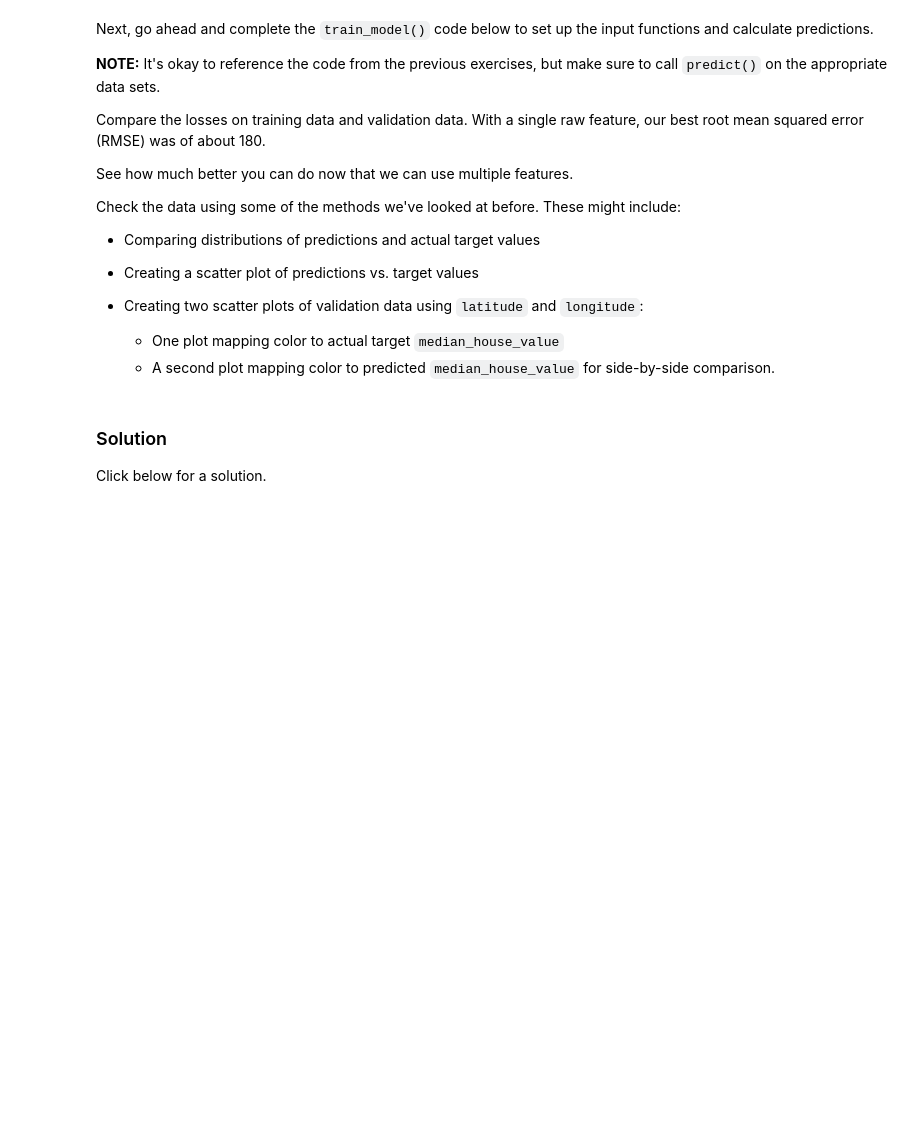
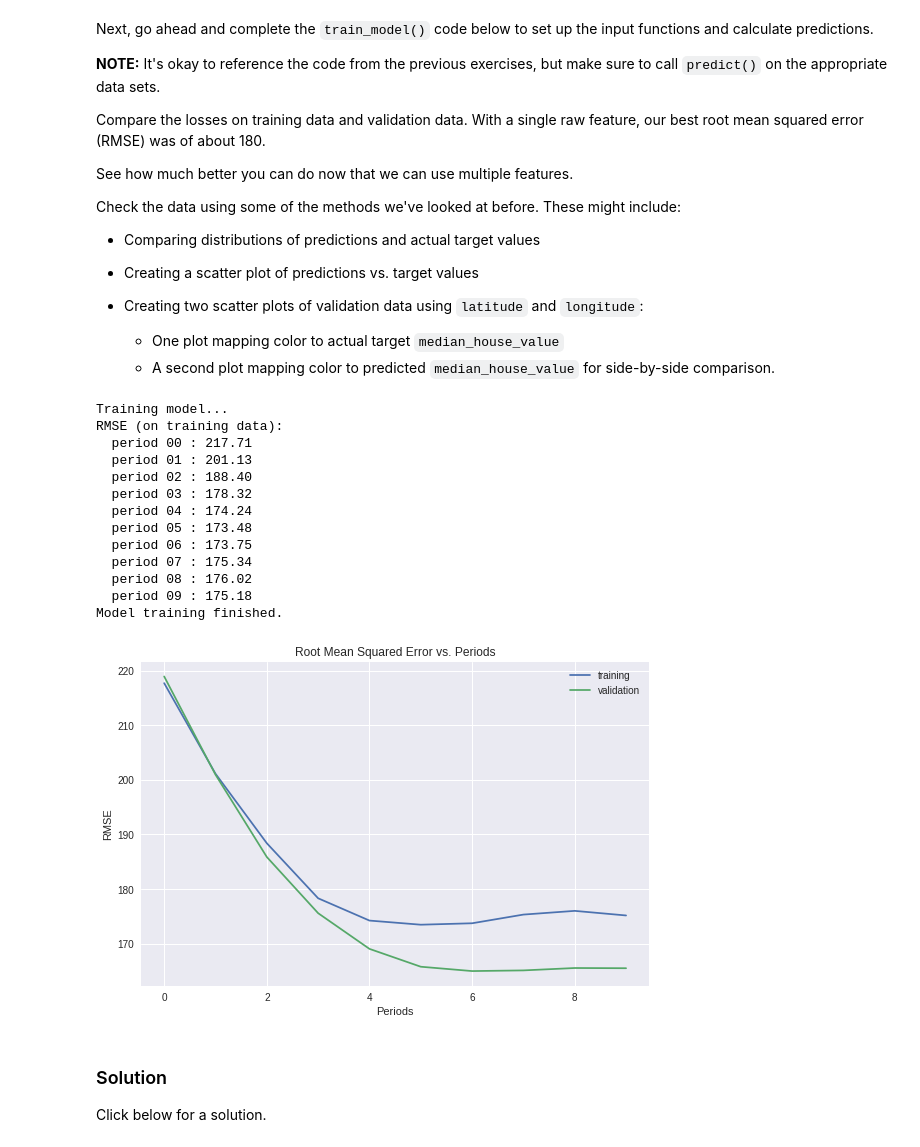
Before and after one commit to manishrai9/TensorFlow-crash-course, a Jupyter notebook: validation.ipynb, the cells around one changed output. Saved outputs shown, nothing was run; the diff lists cells and outputs as text; code cells hidden in the pictures; blank space fills up the shorter version.

```diff
--- a/validation.ipynb
+++ b/validation.ipynb
@@ -48,8 +48,8 @@ pd.options.display.float_format = '{:.1f}'.format
 
 california_housing_dataframe = pd.read_csv("https://storage.googleapis.com/mledu-datasets/california_housing_train.csv", sep=",")
 
-# california_housing_dataframe = california_housing_dataframe.reindex(
-#     np.random.permutation(california_housing_dataframe.index))
+california_housing_dataframe = california_housing_dataframe.reindex(
+     np.random.permutation(california_housing_dataframe.index))
 # %%
 def preprocess_features(california_housing_dataframe):
   """Prepares input features from California housing data set.
@@ -315,9 +357,9 @@ def train_model(
   )
 
   # 1. Create input functions.
-  training_input_fn = # YOUR CODE HERE
-  predict_training_input_fn = # YOUR CODE HERE
-  predict_validation_input_fn = # YOUR CODE HERE
+  training_input_fn = lambda: my_input_fn(training_examples, training_targets["median_house_value"], batch_size=batch_size)
+  predict_training_input_fn = lambda: my_input_fn(training_examples, training_targets["median_house_value"], num_epochs=1)
+  predict_validation_input_fn = lambda: my_input_fn(validation_examples, validation_targets["median_house_value"], num_epochs=1, shuffle=False)
 
   # Train the model, but do so inside a loop so that we can periodically assess
   # loss metrics.
@@ -332,8 +374,11 @@ def train_model(
         steps=steps_per_period,
     )
     # 2. Take a break and compute predictions.
-    training_predictions = # YOUR CODE HERE
-    validation_predictions = # YOUR CODE HERE
+    training_predictions = linear_regressor.predict(input_fn=predict_training_input_fn)
+    training_predictions = np.array([item['predictions'][0] for item in training_predictions])
+
+    validation_predictions = linear_regressor.predict(input_fn=predict_validation_input_fn)
+    validation_predictions = np.array([item['predictions'][0] for item in validation_predictions])
 
     # Compute training and validation loss.
     training_root_mean_squared_error = math.sqrt(
@@ -360,13 +405,28 @@ def train_model(
 # %%
 linear_regressor = train_model(
     # TWEAK THESE VALUES TO SEE HOW MUCH YOU CAN IMPROVE THE RMSE
-    learning_rate=0.00001,
-    steps=100,
-    batch_size=1,
+    learning_rate=0.00003,
+    steps=500,
+    batch_size=10,
     training_examples=training_examples,
     training_targets=training_targets,
     validation_examples=validation_examples,
     validation_targets=validation_targets)
+# %% [output]
+Training model...
+RMSE (on training data):
+  period 00 : 217.71
+  period 01 : 201.13
+  period 02 : 188.40
+  period 03 : 178.32
+  period 04 : 174.24
+  period 05 : 173.48
+  period 06 : 173.75
+  period 07 : 175.34
+  period 08 : 176.02
+  period 09 : 175.18
+Model training finished.
+[figure, added]
 # %% [markdown]
 ### Solution
 
```
Also changed, not shown: parts of 6 cells of this notebook.
